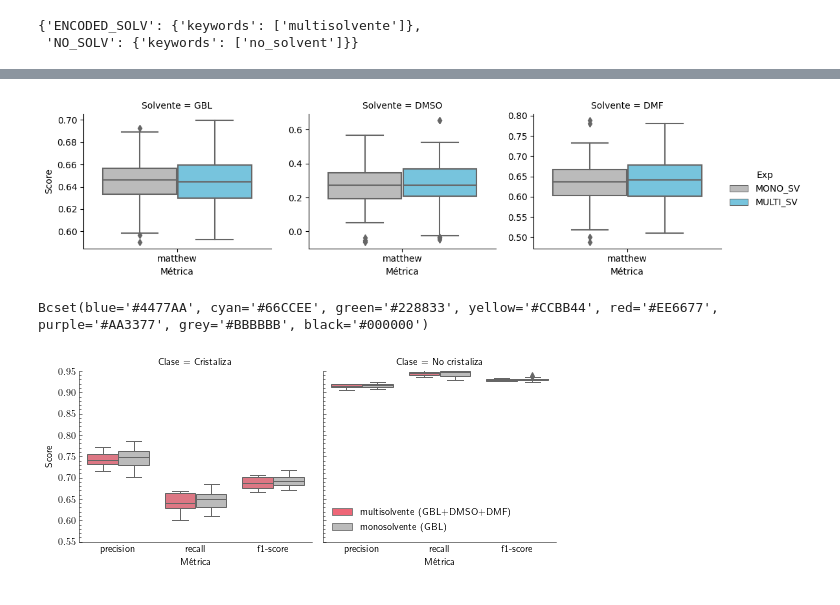
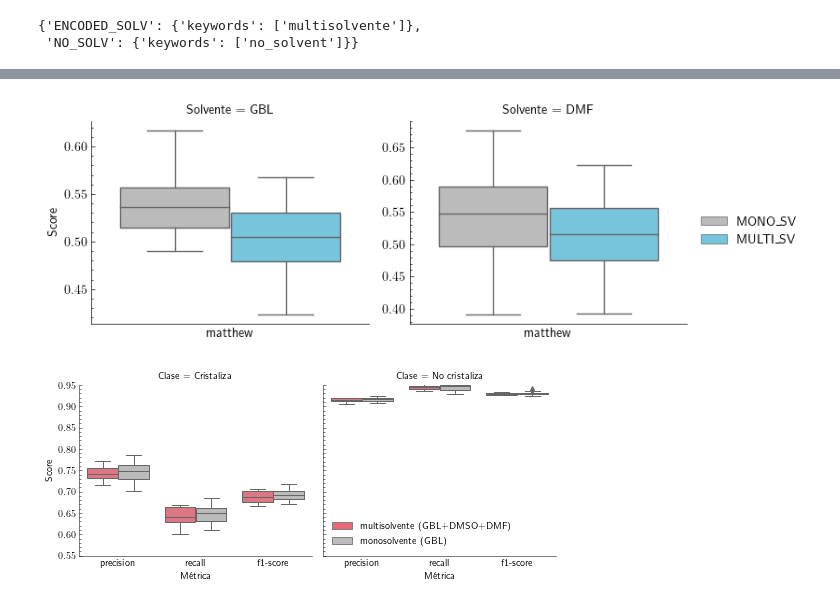
Before and after one commit to beluticona/licentiate-thesis-repo, a Jupyter notebook: notebooks/1-solvent-experiment/1.2-mbto-plot-comparing-solvent-models.ipynb, the cells around one changed output, grey strips where cells are left out. Drawn from its saved outputs; the diff is of its cells as text; code cells hidden in the pictures.

```diff
--- a/notebooks/1-solvent-experiment/1.2-mbto-plot-comparing-solvent-models.ipynb
+++ b/notebooks/1-solvent-experiment/1.2-mbto-plot-comparing-solvent-models.ipynb
@@ -293,12 +324,14 @@ exp_2_boxplot(df_box_exp_2[df_box_exp_2["Clase"] == "weighted avg"], shared_y=Tr
 # %%
 df_box_exp_2 = df_exp_2[(df_exp_2["Métrica"] == "matthew") & (df_exp_2["Clase"] == "weighted avg")]
-exp_2_boxplot(df_box_exp_2, shared_y=False)
+df_box_exp_2 = df_box_exp_2[df_box_exp_2["Solvente"]!='DMSO']
-# %% [output]
-[figure, removed]
+# %%
+df_box_exp_2 = df_box_exp_2[df_box_exp_2["Score"]!=0]
 # %%
-bright
+exp_2_boxplot(df_box_exp_2,
+              shared_y=False,
+              plot_name="exp_2_by_sv_gbc_matt.pdf")
 # %% [output]
-Bcset(blue='#4477AA', cyan='#66CCEE', green='#228833', yellow='#CCBB44', red='#EE6677', purple='#AA3377', grey='#BBBBBB', black='#000000')
+[figure, added]
 # %%
 encoded_solvent_report = prepare_report_by_class(files_solvent_exp)
 drop_solvent_report = prepare_report_by_class(files_drop_col_exp)
```
Also changed, not shown: parts of 8 cells of this notebook, 5 other files.
